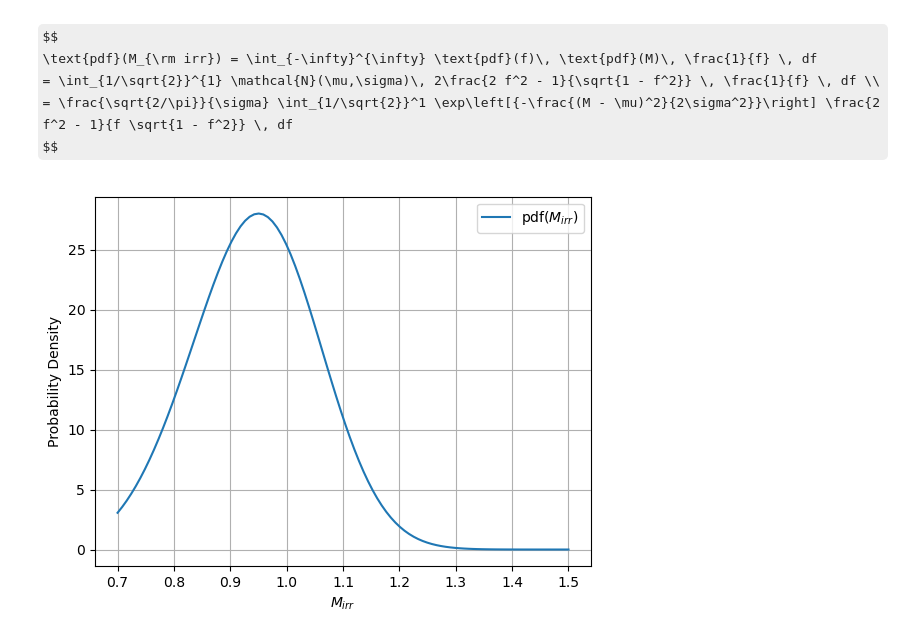
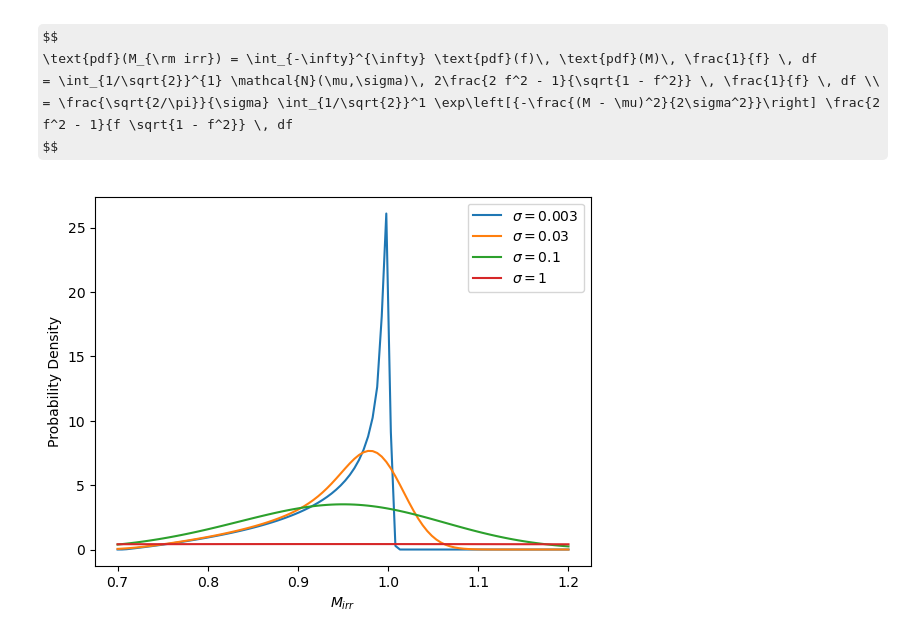
Before and after one commit to robertoinfurna/astrostatistics_bicocca_2024, a Jupyter notebook: working/07_The_irreducible_mass_of_Black_Holes.ipynb.ipynb, the cells around one changed output. Saved outputs shown, nothing was run; the diff lists cells and outputs as text; code cells hidden in the pictures; some formulas as TeX source.

```diff
--- a/working/07_The_irreducible_mass_of_Black_Holes.ipynb.ipynb
+++ b/working/07_The_irreducible_mass_of_Black_Holes.ipynb.ipynb
@@ -188,31 +203,33 @@ $$
 # %%
 from scipy.integrate import quad
 
 # Define parameters
 mu = 1.0
-sigma = 0.1
 
 # Define the integrand
 def integrand(f, M_irr, mu, sigma):
-    return np.sqrt(2/np.pi)/sigma * np.exp(-((M_irr / f - mu) ** 2) / (2 * sigma ** 2)) * (2 * f**2 - 1) / (f * np.sqrt(1 - f**2))
+    return np.exp(-((M_irr / f - mu)** 2) / (2 * sigma** 2)) * (2 * f**2 - 1) / (f * np.sqrt(1 - f**2))
 
 # Range of M_irr values
-M_irr_vals = np.linspace(0.7, 1.5, 100)
-pdf = []
+M_irr_vals = np.linspace(0.7, 1.2, 100)
 
-# Compute the integral for each M_irr
-for M_irr in M_irr_vals:
-    integral, _ = quad(integrand, 1 / np.sqrt(2), 1, args=(M_irr, mu, sigma))
-    # Add the normalization constant from your equation
-    result = (np.sqrt(2 / np.pi) / sigma) * integral
-    pdf.append(result)
+for sigma in [0.003,0.03,0.1,1]:
 
-# Plot the PDF
-plt.plot(M_irr_vals, pdf, label='pdf($M_{irr}$)')
+    pdf = []
+
+    # Compute the integral for each M_irr
+    for M_irr in M_irr_vals:
+        integral, _ = quad(integrand, 1 / np.sqrt(2), 1, args=(M_irr, mu, sigma))
+        # Add the normalization constant from your equation
+        result = (np.sqrt(2 / np.pi) / sigma) * integral
+        pdf.append(result)
+
+    plt.plot(M_irr_vals, pdf, label=f'$\sigma = {sigma}$')
+
+
 plt.xlabel('$M_{irr}$')
 plt.ylabel('Probability Density')
 plt.legend()
-plt.grid(True)
 plt.show()
 # %% [output]
-[figure, old version]
+[figure, new version]
```
Also changed, not shown: parts of 10 cells of this notebook.
